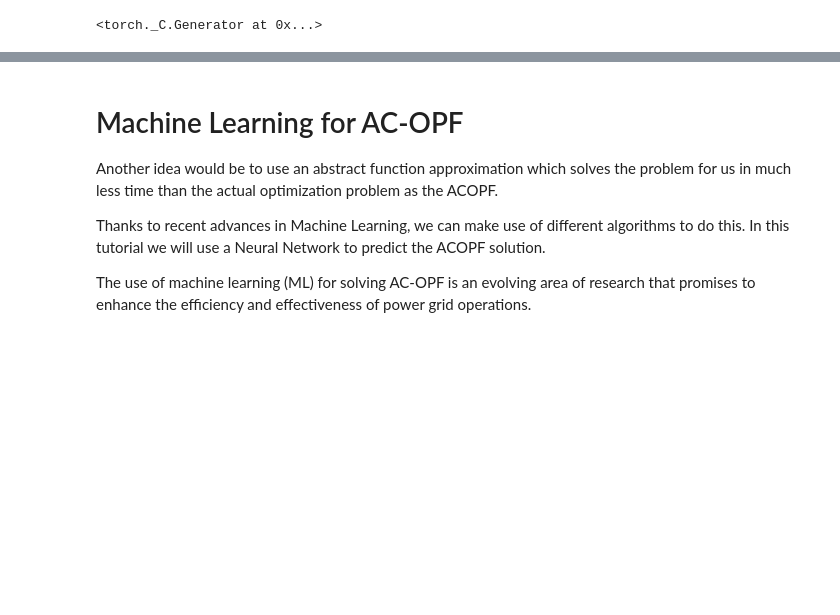
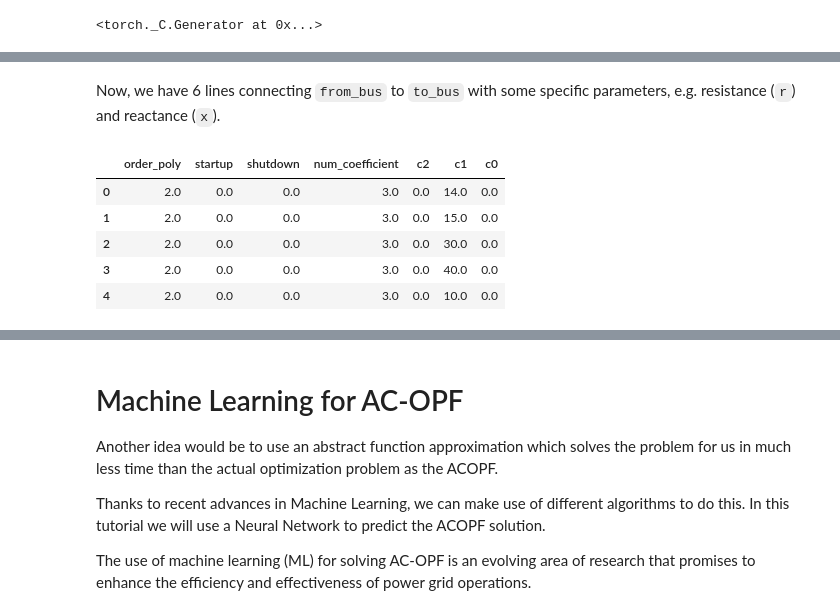
Before and after one commit to stanislawMarciniak/optimal-power-flow, a Jupyter notebook: optimal-power-flow.ipynb, the cells around one changed output, grey strips where cells are left out. Saved outputs shown, nothing was run; the diff lists cells and outputs as text; code cells hidden in the pictures; blank space fills up the shorter version.

```diff
--- a/optimal-power-flow.ipynb
+++ b/optimal-power-flow.ipynb
@@ -60,0 +160,13 @@ torch.manual_seed(SEED)
+# %% [markdown]
+Now, we have 6 lines connecting `from_bus` to `to_bus` with some specific parameters, e.g. resistance (`r`) and reactance (`x`).
+# %%
+gen_cost = pd.DataFrame(net['gencost'],
+                        columns = ['order_poly', 'startup', 'shutdown', 'num_coefficient', 'c2', 'c1', 'c0'])
+gen_cost
+# %% [output]
+|  | order_poly | startup | shutdown | num_coefficient | c2 | c1 | c0 |
+| 0 | 2.0 | 0.0 | 0.0 | 3.0 | 0.0 | 14.0 | 0.0 |
+| 1 | 2.0 | 0.0 | 0.0 | 3.0 | 0.0 | 15.0 | 0.0 |
+| 2 | 2.0 | 0.0 | 0.0 | 3.0 | 0.0 | 30.0 | 0.0 |
+| 3 | 2.0 | 0.0 | 0.0 | 3.0 | 0.0 | 40.0 | 0.0 |
+| 4 | 2.0 | 0.0 | 0.0 | 3.0 | 0.0 | 10.0 | 0.0 |
```
Also changed, not shown: parts of 10 cells of this notebook, 1 other file.
